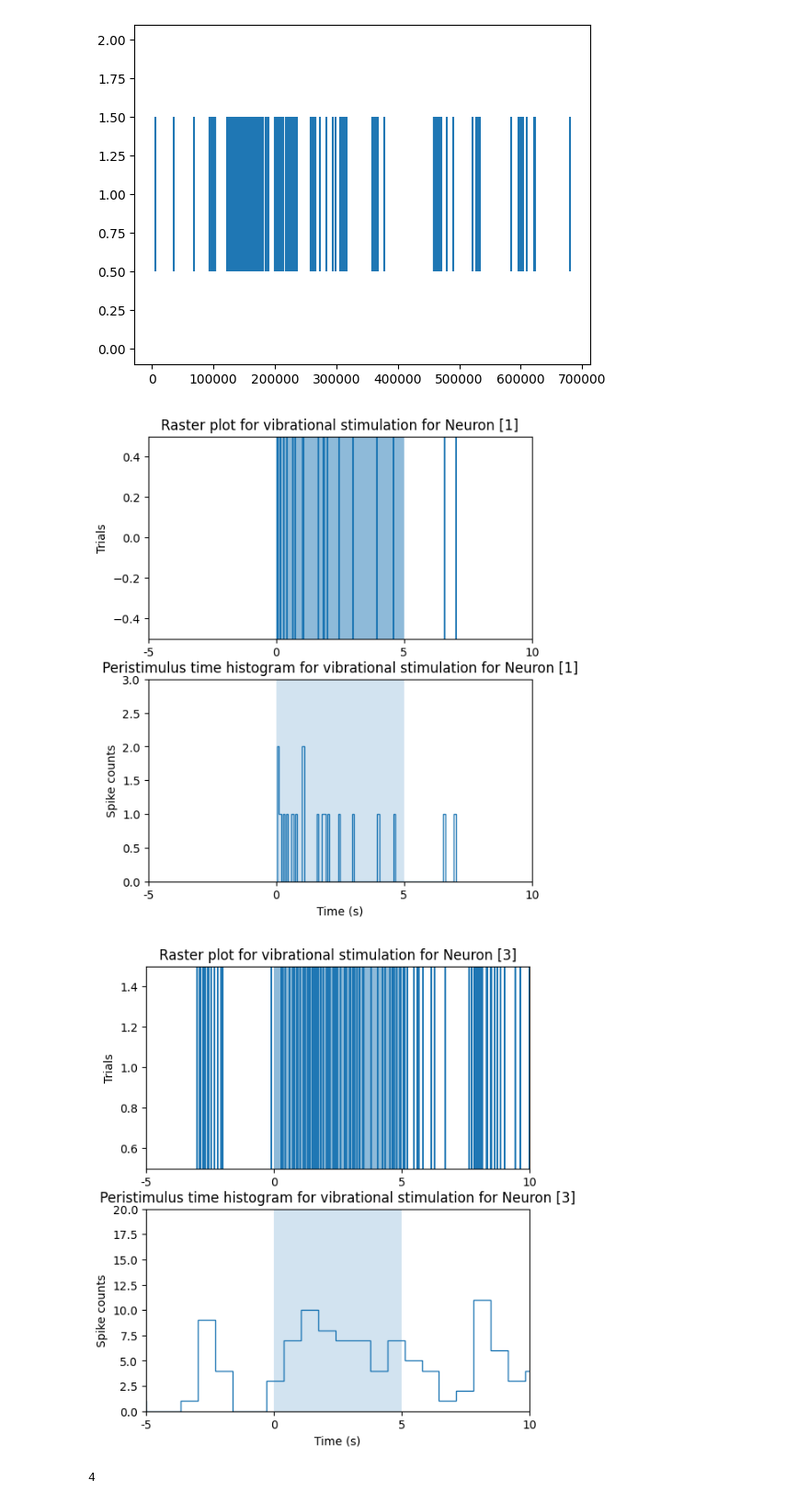
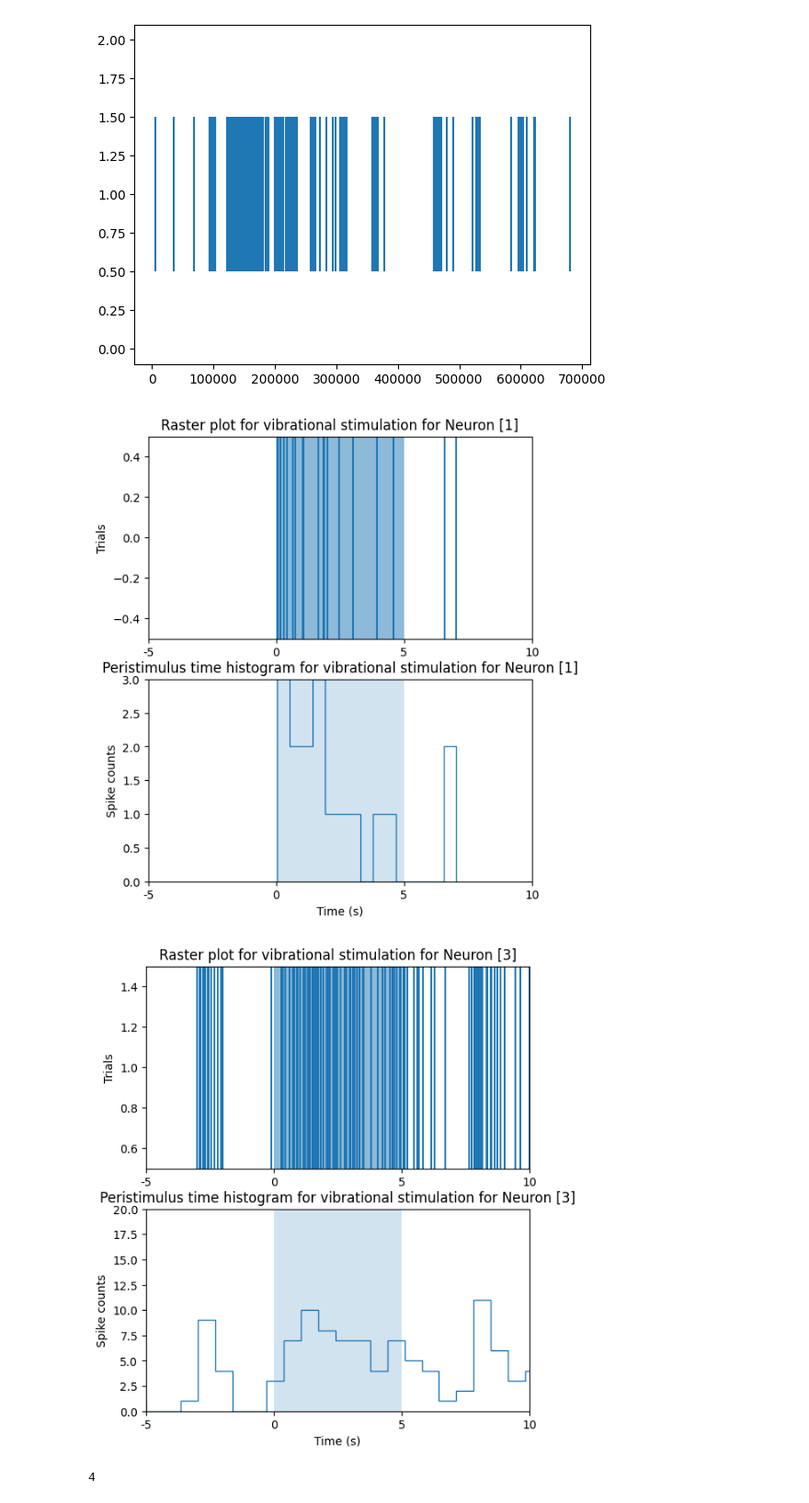
Before and after one commit to adishreeg/bi162-final-project, a Jupyter notebook: code/Vibration_Haptics.ipynb, the cells around one changed output. Shown at 92% size. Drawn from its saved outputs; the diff is of its cells as text; code cells hidden in the pictures.

```diff
--- a/code/Vibration_Haptics.ipynb
+++ b/code/Vibration_Haptics.ipynb
@@ -455,7 +455,7 @@ for CLUSTER in [[1]]:
     axs[0].set_title(f'Raster plot for vibrational stimulation for Neuron {CLUSTER}')
 
     # times = [x[0] - t_s * 10000 for i, x in enumerate(aligned_spikes) if spike_clusters[i] in CLUSTER for t_s in [8, 33]]
-    axs[1].hist(vector2, bins=100, histtype='step')
+    axs[1].hist(vector2, bins=15, histtype='step', rwidth=60)
     axs[1].set_ylabel('Spike counts')
     axs[1].set_title(f'Peristimulus time histogram for vibrational stimulation for Neuron {CLUSTER}')
     axs[1].set_xticks([t * 10000 for t in ts], ts)
@@ -466,35 +466,35 @@ for CLUSTER in [[1]]:
 
 for CLUSTER in [[3]]:
     fig, axs = plt.subplots(2, figsize=(6, 7))
     vector = []
     vector2 = []
     trial_times = [0, 12.3]
     for i in range(len(trial_times)):
         vector.append([x[0] - trial_times[i] * 10000 for j, x in enumerate(aligned_spikes_list[i]) if spike_clusters_list[i][j] == CLUSTER])
         vector2.extend(vector[-1])
     axs[0].eventplot(vector)
     axs[0].set_xlim([-50000, 60000])
     ts = [-5, 0, 5, 10]
     axs[0].set_xticks([t * 10000 for t in ts], ts)
     # axs[0].set_xlabel('Time (s)')
     axs[0].set_ylabel('Trials')
     x = [0, 50000]
     y1 = [-.5, -0.5]
     axs[0].fill_between(x, y1, 1.5, alpha=0.5); axs[1].fill_between(x, y1, 20 if CLUSTER else 14, alpha=0.2)
     axs[0].set_ylim([0.5, 1.5])
     axs[0].set_title(f'Raster plot for vibrational stimulation for Neuron {CLUSTER}')
 
     # times = [x[0] - t_s * 10000 for i, x in enumerate(aligned_spikes) if spike_clusters[i] in CLUSTER for t_s in [8, 33]]
-    axs[1].hist(vector2, bins=100, histtype='step')
+    axs[1].hist(vector2, bins=100, histtype='step', rwidth=10)
     axs[1].set_ylabel('Spike counts')
     axs[1].set_title(f'Peristimulus time histogram for vibrational stimulation for Neuron {CLUSTER}')
     axs[1].set_xticks([t * 10000 for t in ts], ts)
     axs[1].set_xlabel('Time (s)')
     axs[1].set_xlim([-50000, 100000])
     axs[1].set_ylim([0, 20])
     plt.show()
 # %% [output]
-[figure, old version]
+[figure, new version]
 [figure]
 # %%
 len(aligned_spikes_list)
```
